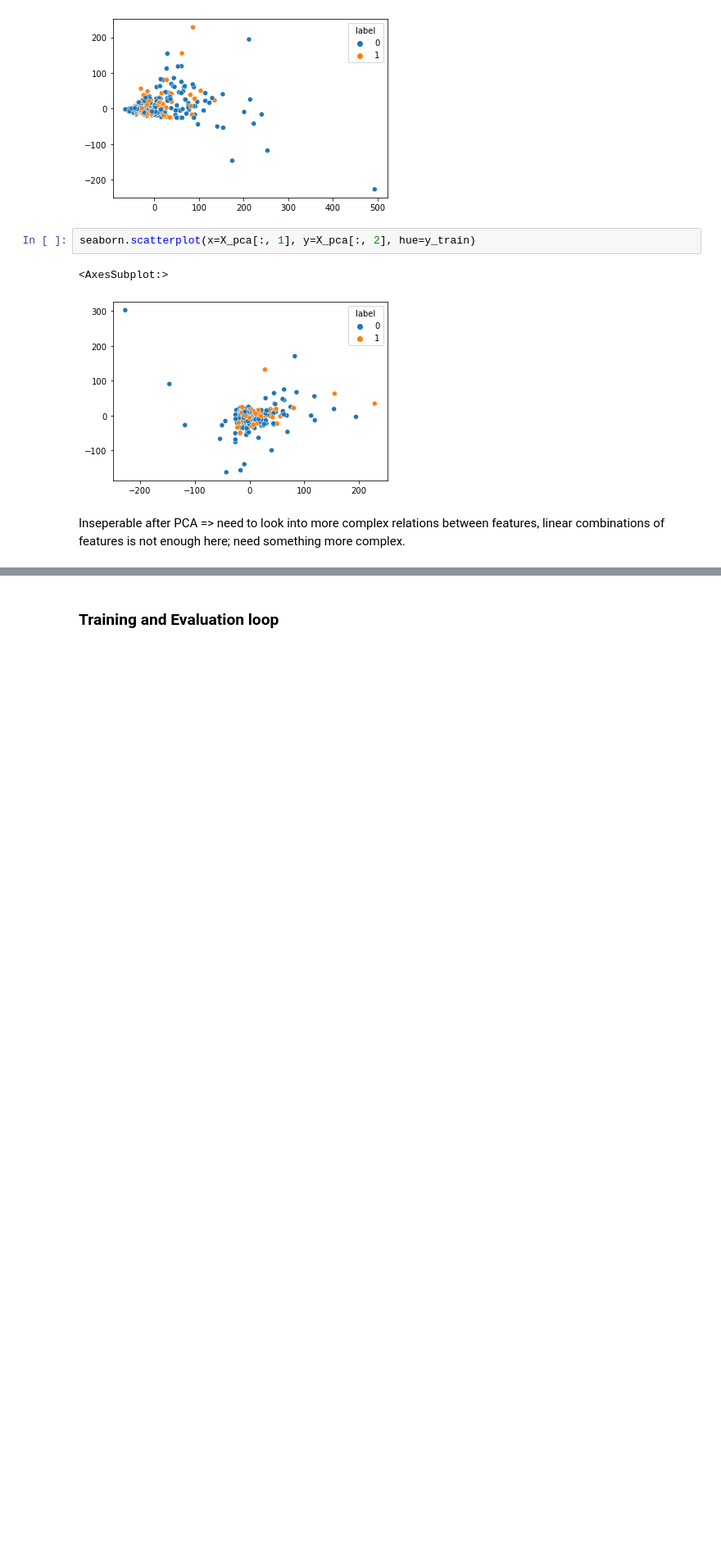
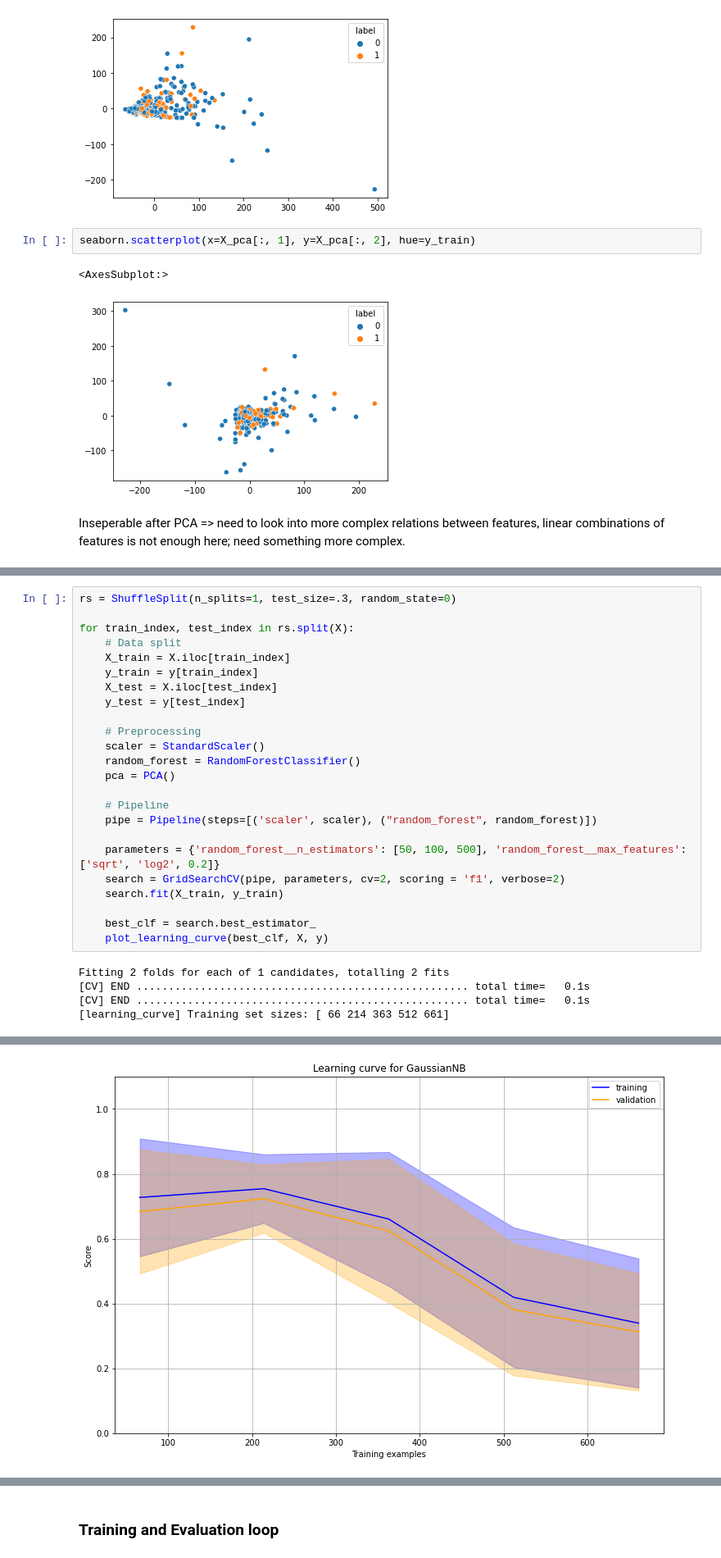
Before and after one commit to pienvangastel/tm10007_ml_group3, a Jupyter notebook: assignment_ecg.ipynb, the cells around one changed output, grey strips where cells are left out. Shown at 82% size. Drawn from its saved outputs; the diff is of its cells as text; blank space fills up the shorter version.

Commit message:
Random Forest parameters added

```diff
--- a/assignment_ecg.ipynb
+++ b/assignment_ecg.ipynb
@@ -64,0 +103,29 @@ Inseperable after PCA => need to look into more complex relations between featur
+# %%
+rs = ShuffleSplit(n_splits=1, test_size=.3, random_state=0)
+
+for train_index, test_index in rs.split(X):
+    # Data split
+    X_train = X.iloc[train_index]
+    y_train = y[train_index]
+    X_test = X.iloc[test_index]
+    y_test = y[test_index]
+
+    # Preprocessing
+    scaler = StandardScaler()
+    random_forest = RandomForestClassifier()
+    pca = PCA()
+
+    # Pipeline
+    pipe = Pipeline(steps=[('scaler', scaler), ("random_forest", random_forest)])
+
+    parameters = {'random_forest__n_estimators': [50, 100, 500], 'random_forest__max_features': ['sqrt', 'log2', 0.2]}
+    search = GridSearchCV(pipe, parameters, cv=2, scoring = 'f1', verbose=2)
+    search.fit(X_train, y_train)
+
+    best_clf = search.best_estimator_
+    plot_learning_curve(best_clf, X, y)
+# %% [output]
+Fitting 2 folds for each of 1 candidates, totalling 2 fits
+[CV] END .................................................... total time=   0.1s
+[CV] END .................................................... total time=   0.1s
+[learning_curve] Training set sizes: [ 66 214 363 512 661]
@@ -64,0 +152 @@ Inseperable after PCA => need to look into more complex relations between featur
+[figure, added]
```
Also changed, not shown: parts of 13 cells of this notebook.
